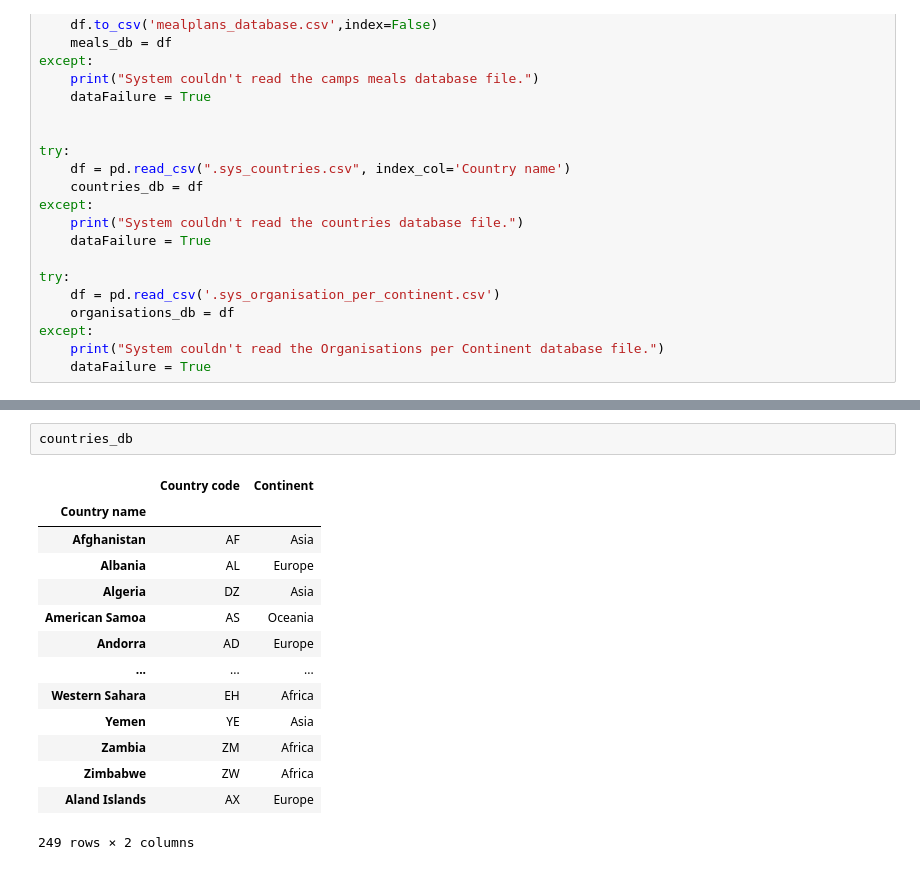
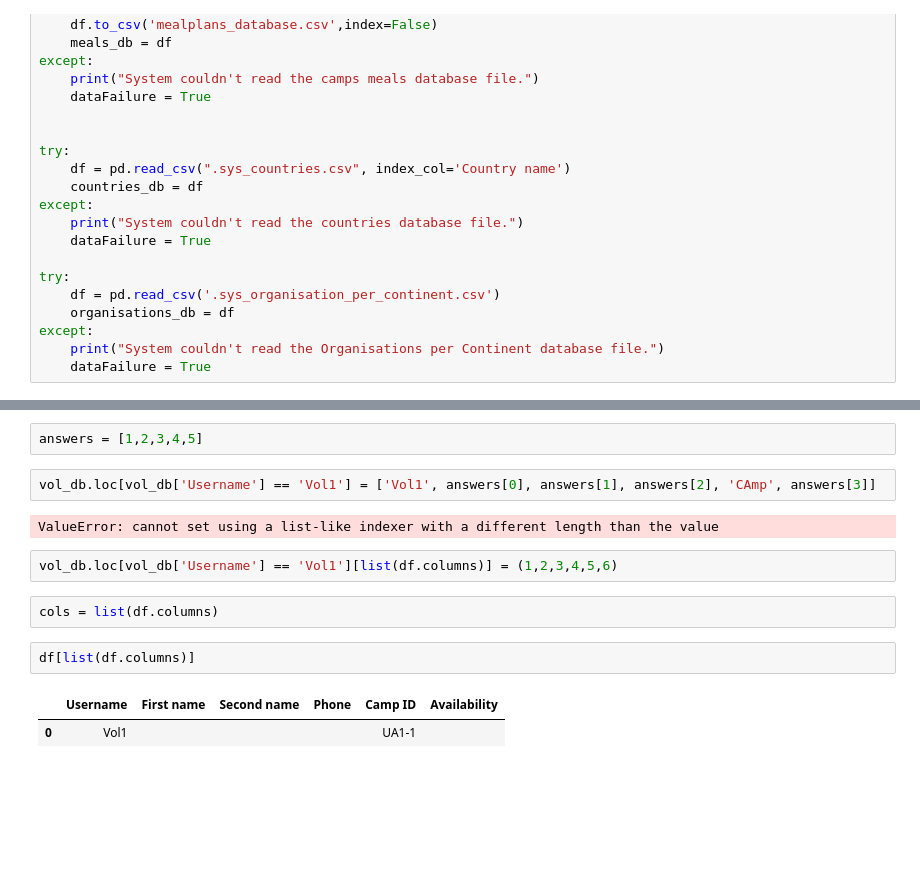
Before and after one commit to KyraCh/introProgramming, a Jupyter notebook: 99test.ipynb, the cells around one changed output, grey strips where cells are left out. Drawn from its saved outputs; the diff is of its cells as text; blank space fills up the shorter version.

```diff
--- a/99test.ipynb
+++ b/99test.ipynb
@@ -528,17 +521,15 @@ user_db
-# %%
-countries_db
-# %% [output]
-|  | Country code | Continent |
-| Country name |  |  |
-| Afghanistan | AF | Asia |
-| Albania | AL | Europe |
-| Algeria | DZ | Asia |
-| American Samoa | AS | Oceania |
-| Andorra | AD | Europe |
-| ... | ... | ... |
-| Western Sahara | EH | Africa |
-| Yemen | YE | Asia |
-| Zambia | ZM | Africa |
-| Zimbabwe | ZW | Africa |
-| Aland Islands | AX | Europe |
-249 rows × 2 columns
+# %%
+answers = [1,2,3,4,5]
+# %%
+vol_db.loc[vol_db['Username'] == 'Vol1'] = ['Vol1', answers[0], answers[1], answers[2], 'CAmp', answers[3]]
+# %% [output]
+ValueError: cannot set using a list-like indexer with a different length than the value
+# %%
+vol_db.loc[vol_db['Username'] == 'Vol1'][list(df.columns)] = (1,2,3,4,5,6)
+# %%
+cols = list(df.columns)
+# %%
+df[list(df.columns)]
+# %% [output]
+|  | Username | First name | Second name | Phone | Camp ID | Availability |
+| 0 | Vol1 |  |  |  | UA1-1 |  |
```
Also changed, not shown: parts of 2 cells of this notebook, 1 other file.
